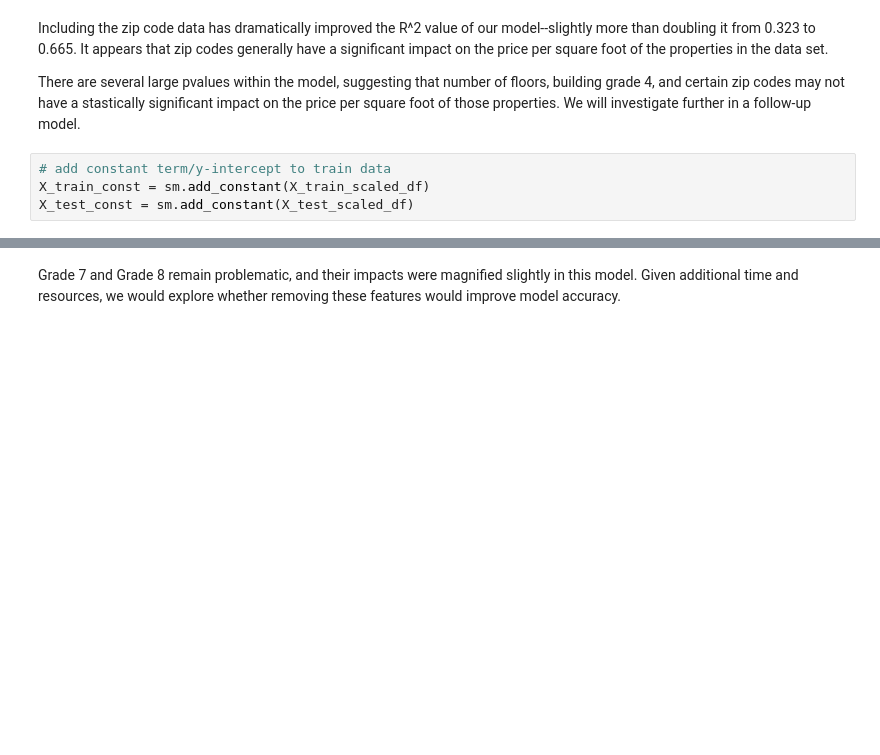
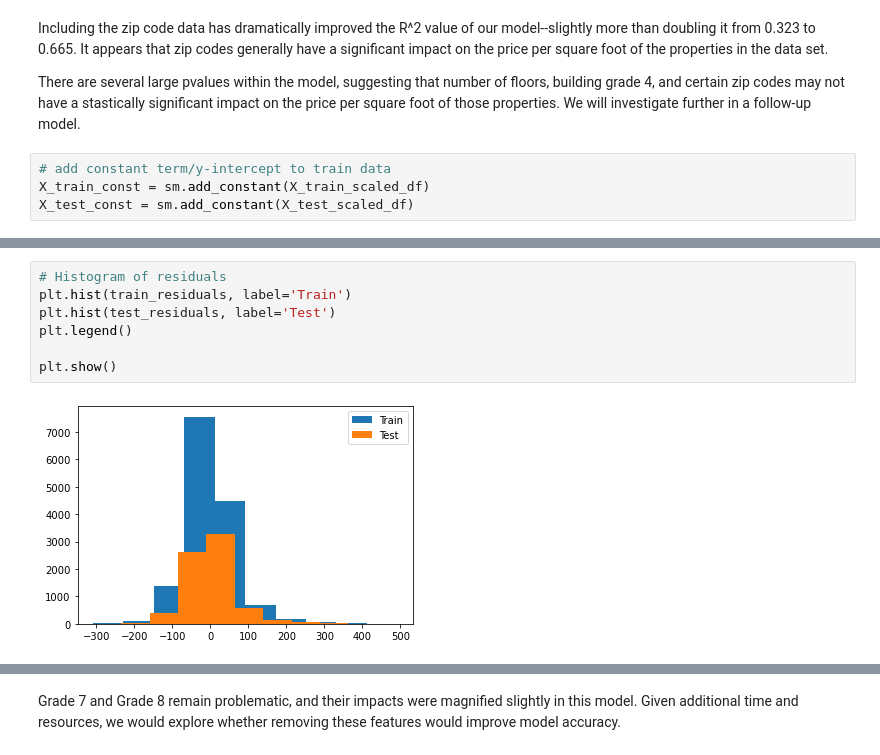
Before and after one commit to ThomasHChapman/P2-SeattleHousing, a Jupyter notebook: working_notebooks/tom_working.ipynb, the cells around one changed output, grey strips where cells are left out. Saved outputs shown, nothing was run; the diff lists cells and outputs as text; blank space fills up the shorter version.

```diff
--- a/working_notebooks/tom_working.ipynb
+++ b/working_notebooks/tom_working.ipynb
@@ -526,3 +547,12 @@ ax.scatter(x=range(y_hat.shape[0]), y=resid, alpha=0.1);
+# %%
+# Histogram of residuals
+plt.hist(train_residuals, label='Train')
+plt.hist(test_residuals, label='Test')
+plt.legend()
+
+plt.show()
+# %% [output]
+[figure, added]
 # %%
 # Test for Multicolinearity
 
```
Also changed, not shown: parts of 29 cells of this notebook.
